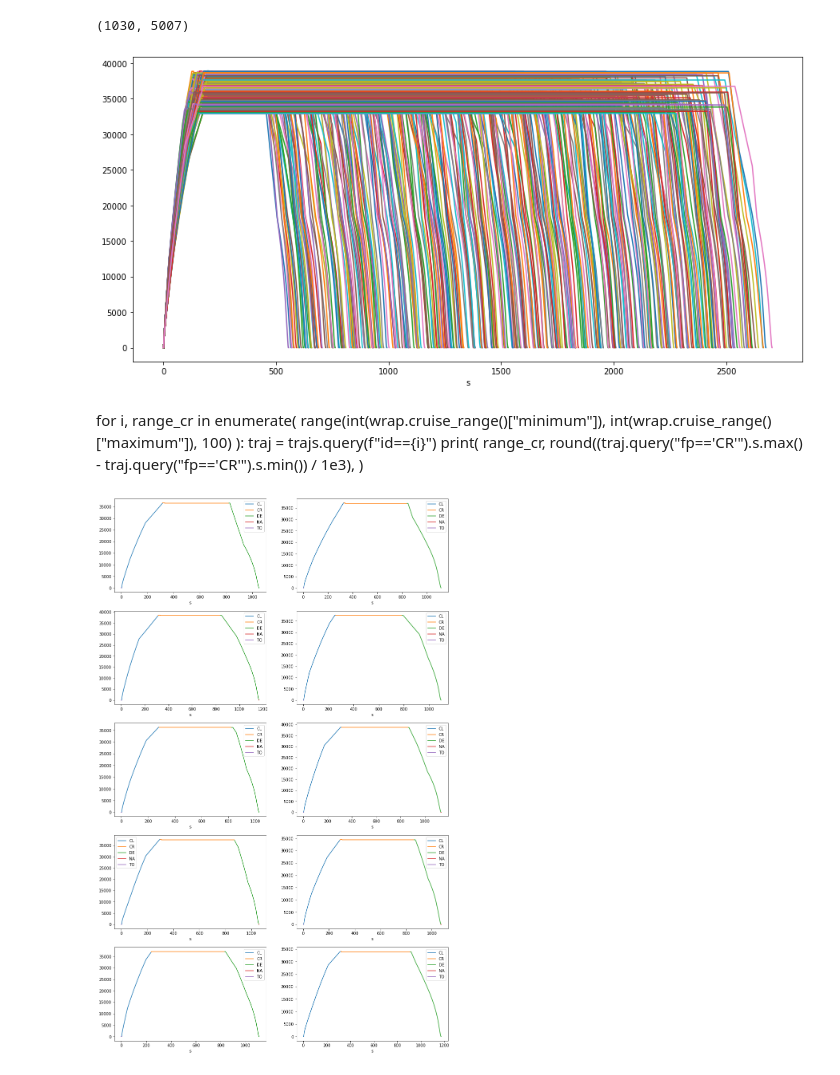
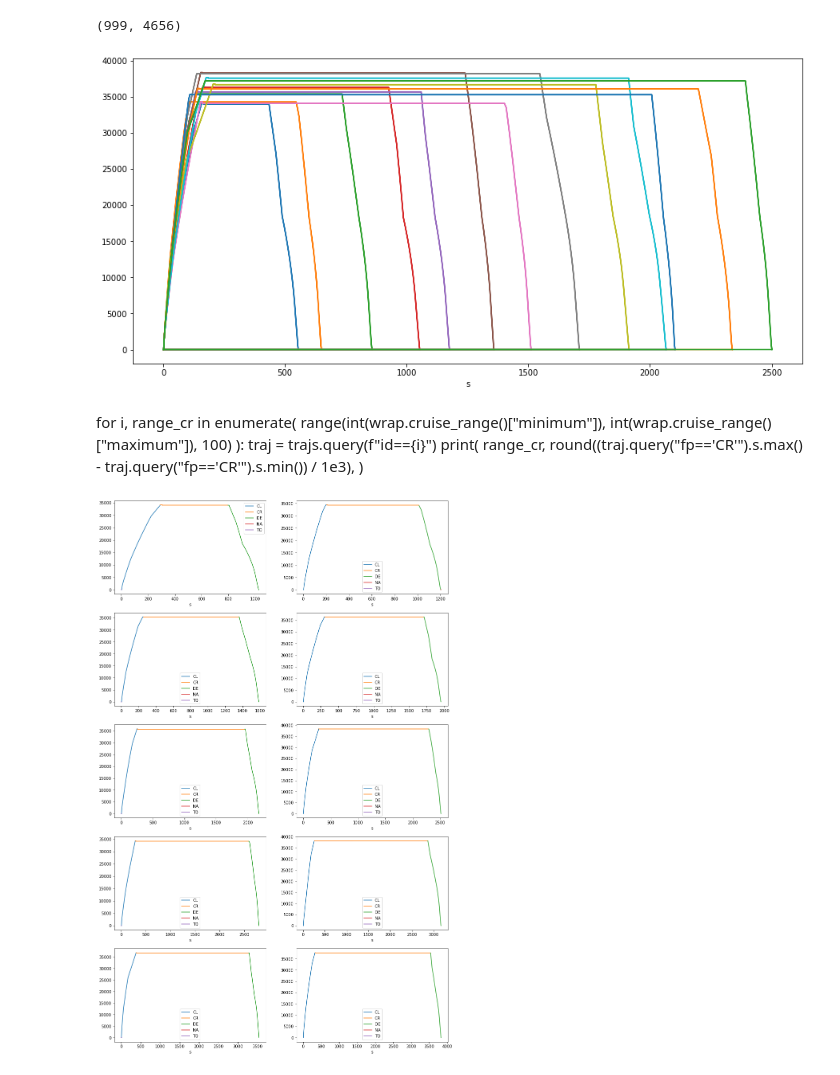
Before and after one commit to thomasdubdub/FEAT, a Jupyter notebook: test_openap_A320.ipynb, the cells around one changed output. Saved outputs shown, nothing was run; the diff lists cells and outputs as text; code cells hidden in the pictures.

```diff
--- a/test_openap_A320.ipynb
+++ b/test_openap_A320.ipynb
@@ -62,0 +39,5 @@ Warning: const mach crossover altitude higher than cruise altitude, altitude cli
+# %%
+fpg = FlightProfileGenerator(ac_type="A320")
+flight_profiles = fpg(range_step=300, dt=10, set_flight_phase=True)
+fp_df = flight_profiles.to_df()
+fp_df.head()
@@ -63,5 +53,5 @@ Warning: const mach crossover altitude higher than cruise altitude, altitude cli
 # %%
-ranges = [(id, round(fp.s.max() / 1e3)) for id, fp in flight_profiles.groupby("id")]
+ranges = [(id, round(fp.s.max() / 1e3)) for id, fp in fp_df.groupby("id")]
 ranges = (
     pd.DataFrame.from_records(ranges)
     .rename(columns={0: "id", 1: "range"})
@@ -69,15 +59,13 @@ ranges = (
 )
 ranges.range.min(), ranges.range.max()
 # %% [output]
-(1030, 5007)
+(999, 4656)
 # %%
 fig, ax = plt.subplots(figsize=(15, 7))
-for (_, fp) in flight_profiles.assign(
-    h=flight_profiles.h / aero.ft, s=flight_profiles.s / aero.nm
-).groupby("id"):
+for (_, fp) in fp_df.assign(h=fp_df.h / aero.ft, s=fp_df.s / aero.nm).groupby("id"):
     fp.plot(x="s", y="h", ax=ax, legend=False)
 # %% [output]
-[figure, old version]
+[figure, new version]
 # %% [markdown]
 for i, range_cr in enumerate(
     range(int(wrap.cruise_range()["minimum"]), int(wrap.cruise_range()["maximum"]), 100)
@@ -91,14 +79,12 @@ for i, range_cr in enumerate(
 fig, axes = plt.subplots(5, 2, figsize=(15, 25))
 for ax, (id, fprof) in zip(
     axes.flat,
-    flight_profiles.assign(
-        h=flight_profiles.h / aero.ft, s=flight_profiles.s / 1e3
-    ).groupby("id"),
+    fp_df.assign(h=fp_df.h / aero.ft, s=fp_df.s / 1e3).groupby("id"),
 ):
     for fp, fprof_fp in fprof.groupby("fp"):
         fprof_fp.plot(x="s", y="h", ax=ax, label=fp)
 # %% [output]
-[figure, old version]
+[figure, new version]
 # %%
 prop.aircraft(ac_type)
 # %% [output]
```
Also changed, not shown: parts of 14 cells of this notebook, 5 other files.
